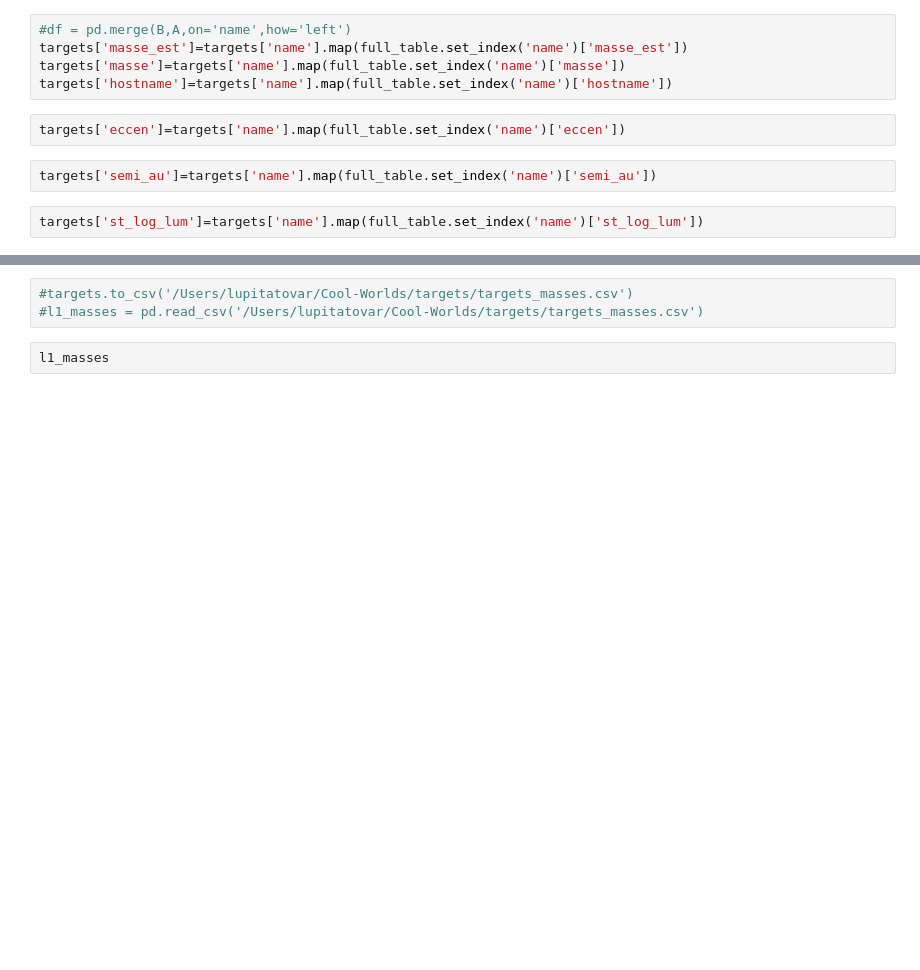
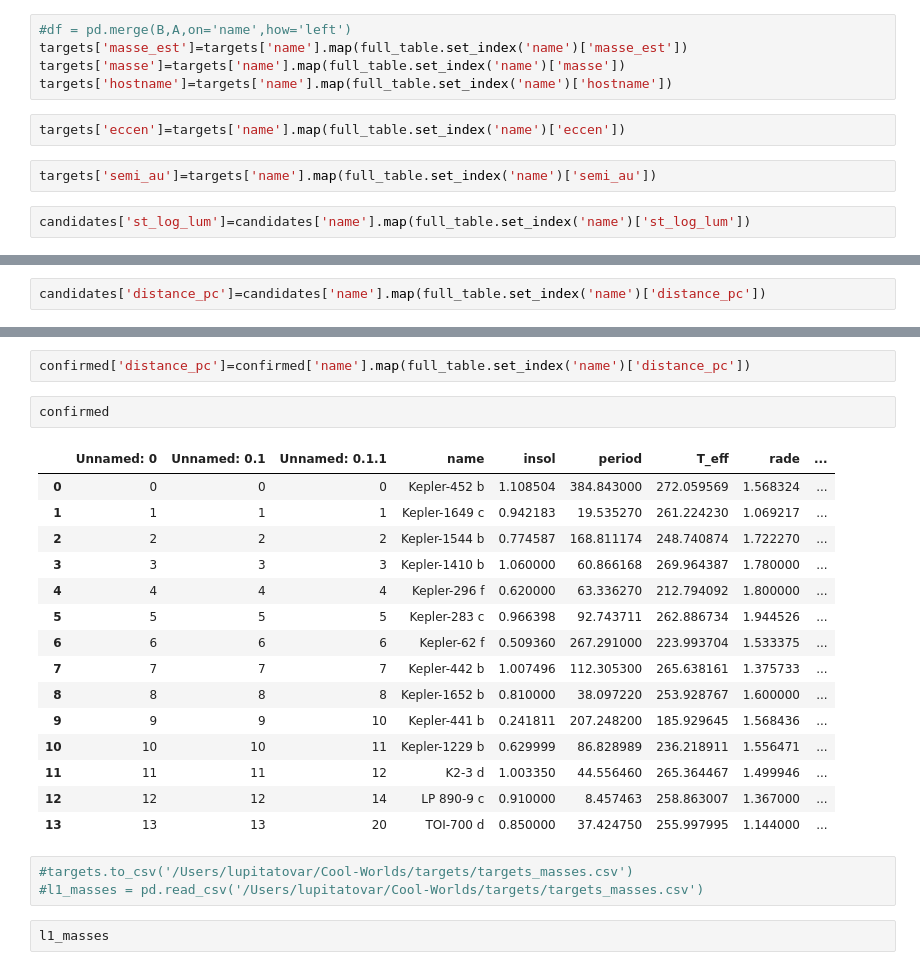
Before and after one commit to lupitatovar/Cool-Worlds, a Jupyter notebook: notebooks/Target List.ipynb, the cells around one changed output, grey strips where cells are left out. Cells and saved outputs as stored; diff of their text form; blank space fills up the shorter version.

```diff
--- a/notebooks/Target List.ipynb
+++ b/notebooks/Target List.ipynb
@@ -181,4 +181,4 @@ targets['eccen']=targets['name'].map(full_table.set_index('name')['eccen'])
 # %%
 targets['semi_au']=targets['name'].map(full_table.set_index('name')['semi_au'])
 # %%
-targets['st_log_lum']=targets['name'].map(full_table.set_index('name')['st_log_lum'])
+candidates['st_log_lum']=candidates['name'].map(full_table.set_index('name')['st_log_lum'])
@@ -202,0 +205,2 @@ targets
+# %%
+candidates['distance_pc']=candidates['name'].map(full_table.set_index('name')['distance_pc'])
@@ -203,3 +227,23 @@ targets
+# %%
+confirmed['distance_pc']=confirmed['name'].map(full_table.set_index('name')['distance_pc'])
+# %%
+confirmed
+# %% [output]
+|  | Unnamed: 0 | Unnamed: 0.1 | Unnamed: 0.1.1 | name | insol | period | T_eff | rade | ... |
+| 0 | 0 | 0 | 0 | Kepler-452 b | 1.108504 | 384.843000 | 272.059569 | 1.568324 | ... |
+| 1 | 1 | 1 | 1 | Kepler-1649 c | 0.942183 | 19.535270 | 261.224230 | 1.069217 | ... |
+| 2 | 2 | 2 | 2 | Kepler-1544 b | 0.774587 | 168.811174 | 248.740874 | 1.722270 | ... |
+| 3 | 3 | 3 | 3 | Kepler-1410 b | 1.060000 | 60.866168 | 269.964387 | 1.780000 | ... |
+| 4 | 4 | 4 | 4 | Kepler-296 f | 0.620000 | 63.336270 | 212.794092 | 1.800000 | ... |
+| 5 | 5 | 5 | 5 | Kepler-283 c | 0.966398 | 92.743711 | 262.886734 | 1.944526 | ... |
+| 6 | 6 | 6 | 6 | Kepler-62 f | 0.509360 | 267.291000 | 223.993704 | 1.533375 | ... |
+| 7 | 7 | 7 | 7 | Kepler-442 b | 1.007496 | 112.305300 | 265.638161 | 1.375733 | ... |
+| 8 | 8 | 8 | 8 | Kepler-1652 b | 0.810000 | 38.097220 | 253.928767 | 1.600000 | ... |
+| 9 | 9 | 9 | 10 | Kepler-441 b | 0.241811 | 207.248200 | 185.929645 | 1.568436 | ... |
+| 10 | 10 | 10 | 11 | Kepler-1229 b | 0.629999 | 86.828989 | 236.218911 | 1.556471 | ... |
+| 11 | 11 | 11 | 12 | K2-3 d | 1.003350 | 44.556460 | 265.364467 | 1.499946 | ... |
+| 12 | 12 | 12 | 14 | LP 890-9 c | 0.910000 | 8.457463 | 258.863007 | 1.367000 | ... |
+| 13 | 13 | 13 | 20 | TOI-700 d | 0.850000 | 37.424750 | 255.997995 | 1.144000 | ... |
 # %%
 #targets.to_csv('/Users/lupitatovar/Cool-Worlds/targets/targets_masses.csv')
 #l1_masses = pd.read_csv('/Users/lupitatovar/Cool-Worlds/targets/targets_masses.csv')
```
Also changed, not shown: parts of 3 cells of this notebook, 2 other files.
